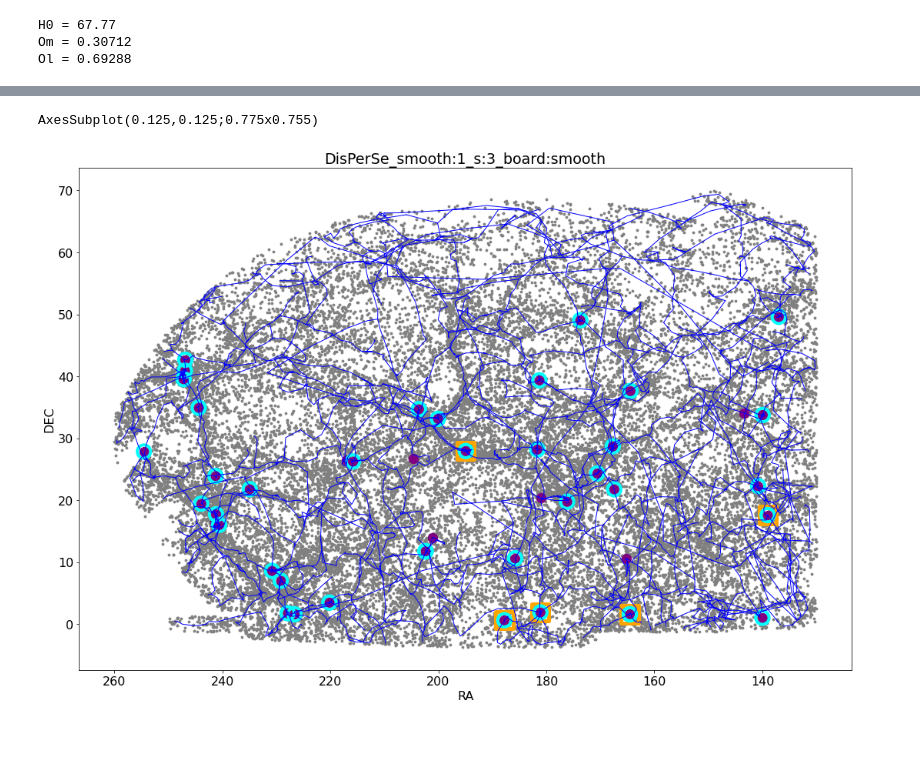
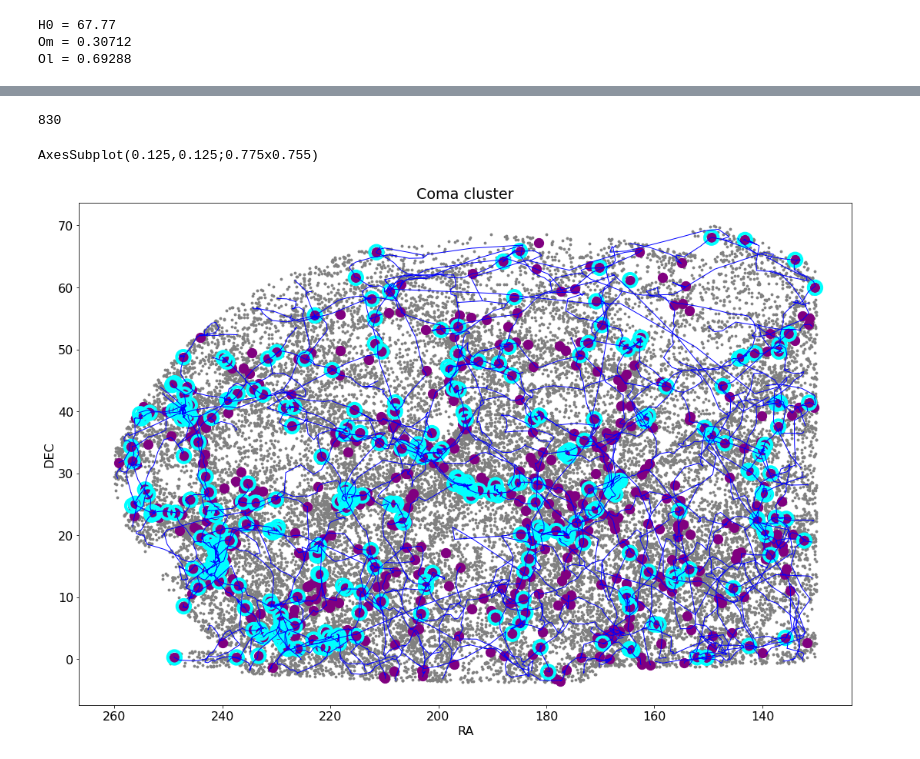
Before and after one commit to SVasi1yev/MSU_filaments_seg, a Jupyter notebook: main.ipynb, the cells around one changed output, grey strips where cells are left out. Drawn from its saved outputs; the diff is of its cells as text; code cells hidden in the pictures.

```diff
--- a/main.ipynb
+++ b/main.ipynb
@@ -35,7 +52,11 @@ clusters = pd.read_csv('clusters_filtered_RaDecZ.csv')
+# %%
+sph2cart = 'dist'
+in_cart_coords = True
 # %%
-DPS = disperse.Disperse(
-    coma, clusters, '_disperse_03/bin/',
-    H0, Om, Ol, Ok
+DPS = disperse.Disperse3D(
+    coma, sdss_opt_gr, '_disperse_03/bin/',
+    H0, Om, Ol, Ok,
+    sph2cart_f=sph2cart
 )
 # %%
 DPS.count_cart_coords()
@@ -43,8 +64,9 @@ DPS.count_cart_coords()
 SIGMA = 3
 SMOOTH = 1
 BOARD = 'smooth'
+ANGLE = 15
 # %%
-DPS.apply_disperse(SIGMA, SMOOTH, BOARD)
+DPS.apply_disperse(SIGMA, SMOOTH, BOARD, ANGLE, in_cart_coords)
 # %%
 cl_conn, cl_maxmap, \
 fils_conn, maxs_maxmap, \
@@ -65,9 +87,16 @@ count_fils, count_maxs
+# %%
+len(DPS.fils)
+# %% [output]
+830
 # %%
-fig = DPS.plot_2d(
+fig, title = DPS.plot_2d(
     plot_cps=False, plot_only_max=False,
+#     plot_fils=False,
+    title='Coma cluster',
     cl_fils=list(map(lambda x: x>0, cl_conn)),
-    cl_maxs=list(map(lambda x: x>0, cl_maxmap))
+#     cl_maxs=list(map(lambda x: x>0, cl_maxmap))
 )
+plt.savefig(title + '.jpg')
 # %% [output]
 AxesSubplot(0.125,0.125;0.775x0.755)
-[figure, old version]
+[figure, new version]
```
Also changed, not shown: parts of 10 cells of this notebook, 2 other files.
